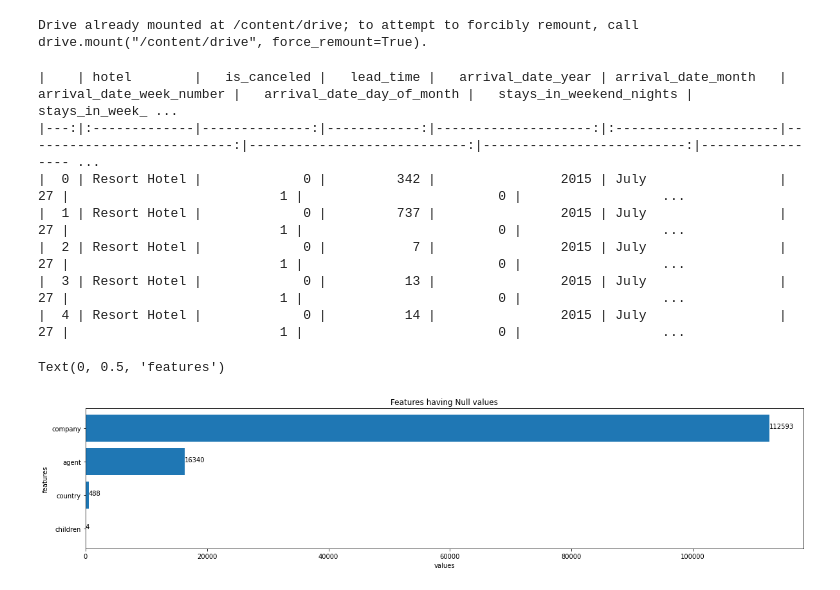
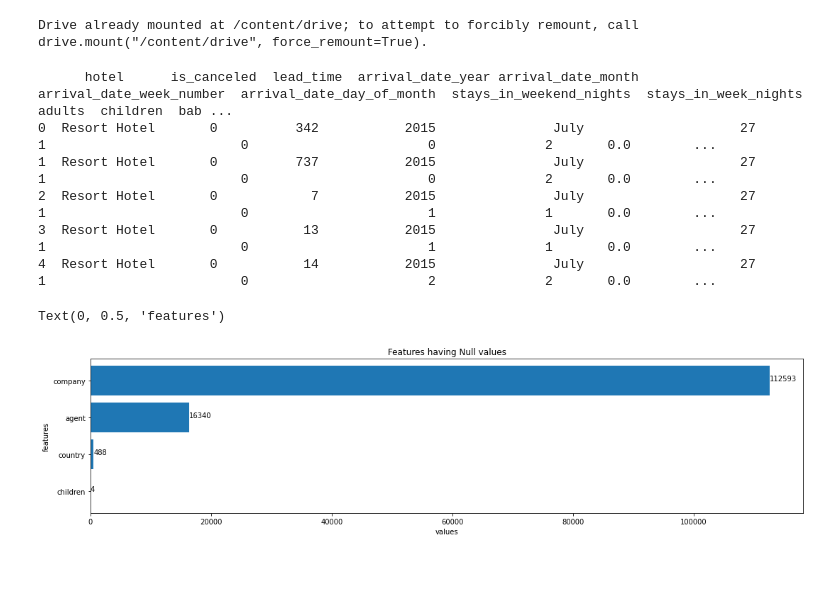
Before and after one commit to MohanVishe/Exploratory-Data-Analysis----Hotel-Booking-Dataset, a Jupyter notebook: Hotel_Booking_Analysis_Capstone_Project.ipynb, the cells around one changed output. Saved outputs shown, nothing was run; the diff lists cells and outputs as text; code cells hidden in the pictures.

```diff
--- a/Hotel_Booking_Analysis_Capstone_Project.ipynb
+++ b/Hotel_Booking_Analysis_Capstone_Project.ipynb
@@ -34,35 +34,34 @@ Drive already mounted at /content/drive; to attempt to forcibly remount, call dr
 HB=pd.read_csv("/content/drive/MyDrive/AlmaBetter/Modules/ Topic/Project/EDA (Hotel Booking)/Hotel Bookings.csv")
 
 # to_markdown : to look good on github
-print(HB.head(5).to_markdown())
+print(HB.head(5))
 # %% [output]
-|    | hotel        |   is_canceled |   lead_time |   arrival_date_year | arrival_date_month   |   arrival_date_week_number |   arrival_date_day_of_month |   stays_in_weekend_nights |   stays_in_week_ ...
-|---:|:-------------|--------------:|------------:|--------------------:|:---------------------|---------------------------:|----------------------------:|--------------------------:|----------------- ...
-|  0 | Resort Hotel |             0 |         342 |                2015 | July                 |                         27 |                           1 |                         0 |                  ...
-|  1 | Resort Hotel |             0 |         737 |                2015 | July                 |                         27 |                           1 |                         0 |                  ...
-|  2 | Resort Hotel |             0 |           7 |                2015 | July                 |                         27 |                           1 |                         0 |                  ...
-|  3 | Resort Hotel |             0 |          13 |                2015 | July                 |                         27 |                           1 |                         0 |                  ...
-|  4 | Resort Hotel |             0 |          14 |                2015 | July                 |                         27 |                           1 |                         0 |                  ...
+      hotel      is_canceled  lead_time  arrival_date_year arrival_date_month  arrival_date_week_number  arrival_date_day_of_month  stays_in_weekend_nights  stays_in_week_nights  adults  children  bab ...
+0  Resort Hotel       0          342           2015               July                    27                         1                         0                       0              2       0.0        ...
+1  Resort Hotel       0          737           2015               July                    27                         1                         0                       0              2       0.0        ...
+2  Resort Hotel       0            7           2015               July                    27                         1                         0                       1              1       0.0        ...
+3  Resort Hotel       0           13           2015               July                    27                         1                         0                       1              1       0.0        ...
+4  Resort Hotel       0           14           2015               July                    27                         1                         0                       2              2       0.0        ...
 # %%
 HB.value_counts()
 # %%
-plt.rcParams["figure.figsize"]=[20,4]
+plt.rcParams["figure.figsize"]=[18,4]
 
 a=[]
 b=[]
 #filter out columns with null values
 for i in HB.columns:
   if HB[i].isnull().sum()!=0:
     a.append(i)
     b.append(HB[i].isnull().sum())
 #As there are columns with low values we have  to print number for detail information
 plt.barh(a,b)
 for index, value in enumerate(b):
   plt.text(value, index,
   str(value))
 plt.title("Features having Null values")
 plt.xlabel("values")
 plt.ylabel('features')
 # %% [output]
 Text(0, 0.5, 'features')
-[figure, old version]
+[figure, new version]
```
